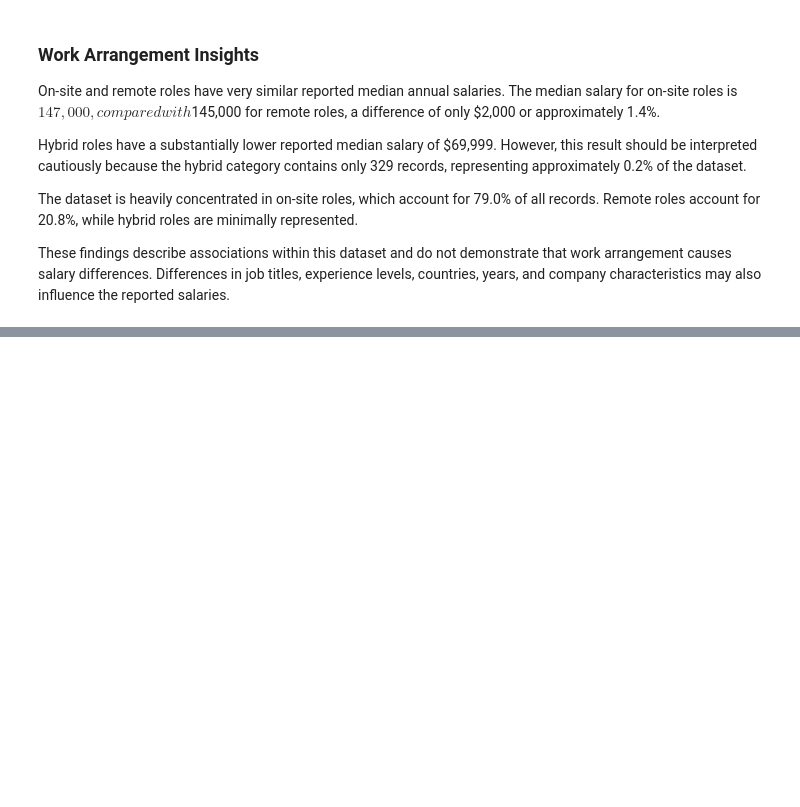
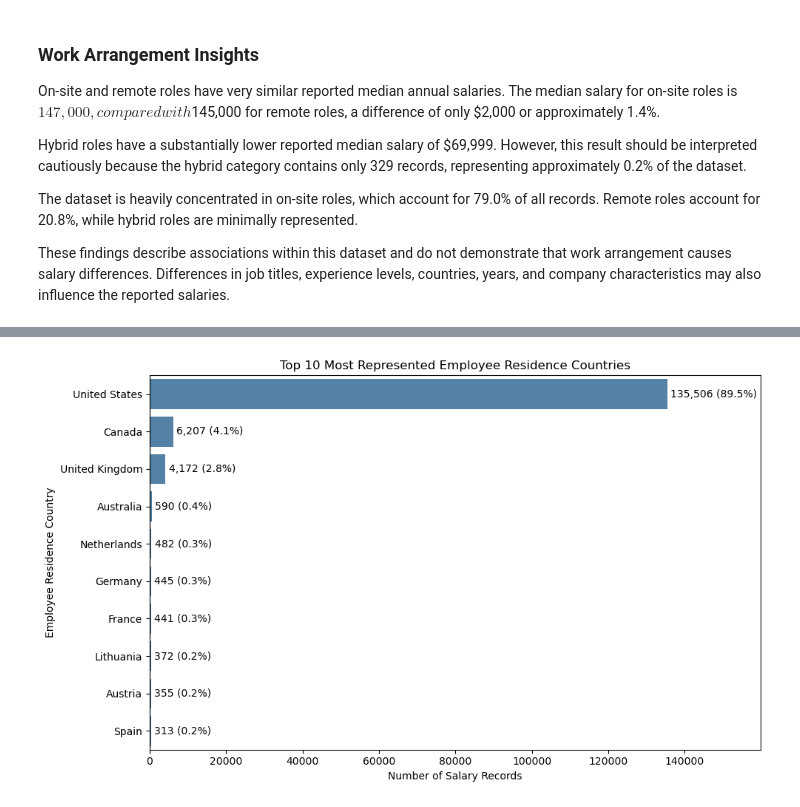
Before and after one commit to nasserAyidh-cs/global-ai-ml-salary-analysis, a Jupyter notebook: notebooks/03_eda_analysis.ipynb, the cells around one changed output, grey strips where cells are left out. Drawn from its saved outputs; the diff is of its cells as text; code cells hidden in the pictures; blank space fills up the shorter version.

Commit message:
Complete exploratory data analysis

```diff
--- a/notebooks/03_eda_analysis.ipynb
+++ b/notebooks/03_eda_analysis.ipynb
@@ -756,0 +841,17 @@ These findings describe associations within this dataset and do not demonstrate
+# %%
+top_10_employee_countries["record_share_pct"] = (
+    top_10_employee_countries["record_count"]
+    / total_dataset_records
+    * 100
+).round(1)
+# %%
+top_10_employee_countries = top_10_employee_countries[
+    [
+        "country_code",
+        "country_name",
+        "record_count",
+        "record_share_pct"
+    ]
+]
+
+top_10_employee_countries
@@ -756,0 +902,52 @@ These findings describe associations within this dataset and do not demonstrate
+# %%
+plt.figure(figsize=(10, 6))
+
+ax = sns.barplot(
+    data=top_10_employee_countries,
+    x="record_count",
+    y="country_name",
+    order=top_10_employee_countries["country_name"],
+    color="steelblue"
+)
+
+plt.title("Top 10 Most Represented Employee Residence Countries")
+plt.xlabel("Number of Salary Records")
+plt.ylabel("Employee Residence Country")
+
+plt.ticklabel_format(
+    style="plain",
+    axis="x"
+)
+
+country_labels = []
+
+for count, share in zip(
+    top_10_employee_countries["record_count"],
+    top_10_employee_countries["record_share_pct"]
+):
+    formatted_label = (
+        f"{count:,} "
+        f"({share:.1f}%)"
+    )
+
+    country_labels.append(formatted_label)
+
+bars = ax.containers[0]
+
+ax.bar_label(
+    bars,
+    labels=country_labels,
+    padding=3
+)
+
+maximum_count = top_10_employee_countries["record_count"].max()
+
+plt.xlim(
+    0,
+    maximum_count * 1.18
+)
+
+plt.tight_layout()
+plt.show()
+# %% [output]
+[figure, added]
```
Also changed, not shown: parts of 10 cells of this notebook.
